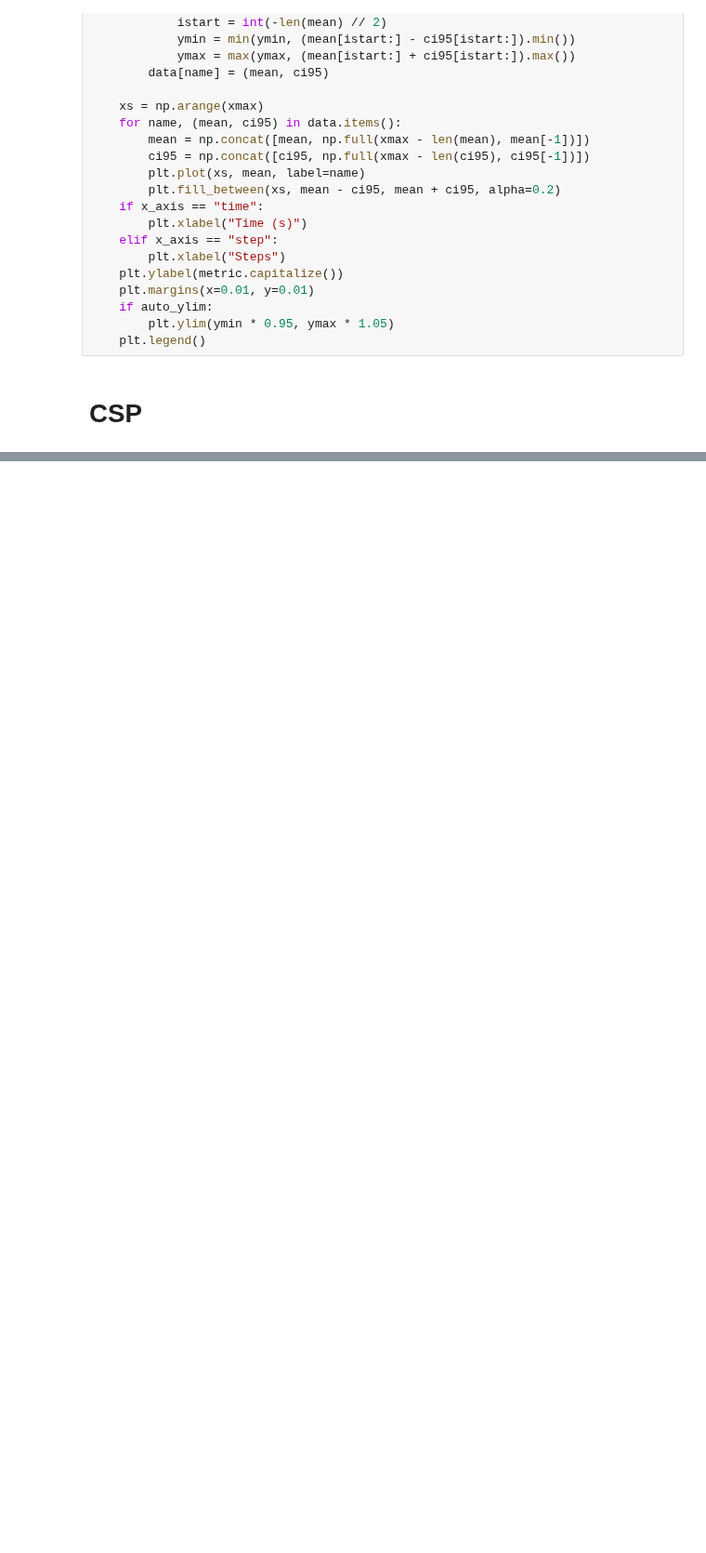
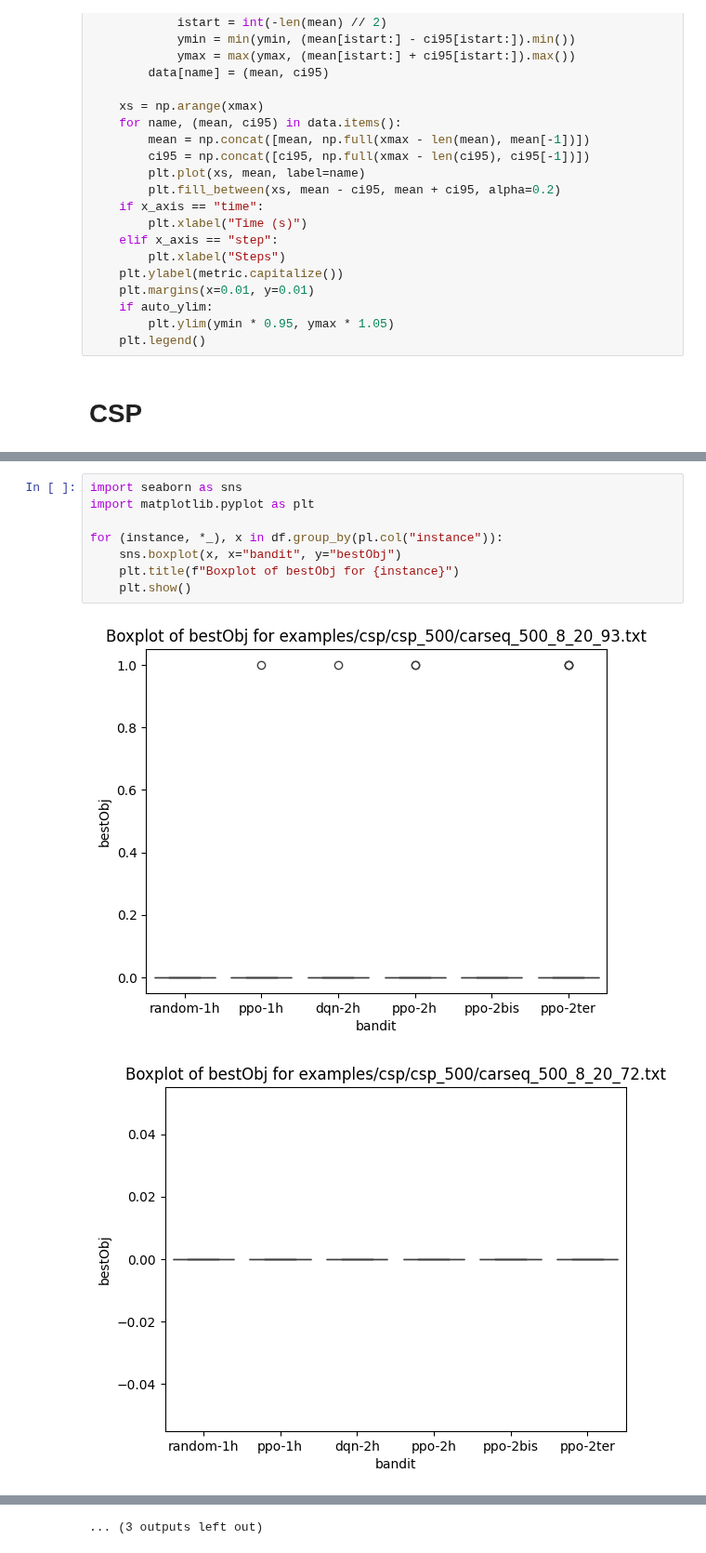
Before and after one commit to oscar-lib/LearningForOptimizing, a Jupyter notebook: plots.ipynb, the cells around one changed output, grey strips where cells are left out. Shown at 93% size. Drawn from its saved outputs; the diff is of its cells as text; blank space fills up the shorter version.

```diff
--- a/plots.ipynb
+++ b/plots.ipynb
@@ -120,0 +125,11 @@ Processing dqn-2h (150 results)
+# %%
+import seaborn as sns
+import matplotlib.pyplot as plt
+
+for (instance, *_), x in df.group_by(pl.col("instance")):
+    sns.boxplot(x, x="bandit", y="bestObj")
+    plt.title(f"Boxplot of bestObj for {instance}")
+    plt.show()
+# %% [output]
+[figure, added]
+[figure, added]
@@ -120,0 +146 @@ Processing dqn-2h (150 results)
+... (3 outputs left out)
```
Also changed, not shown: parts of 4 cells of this notebook, 3 other files.
